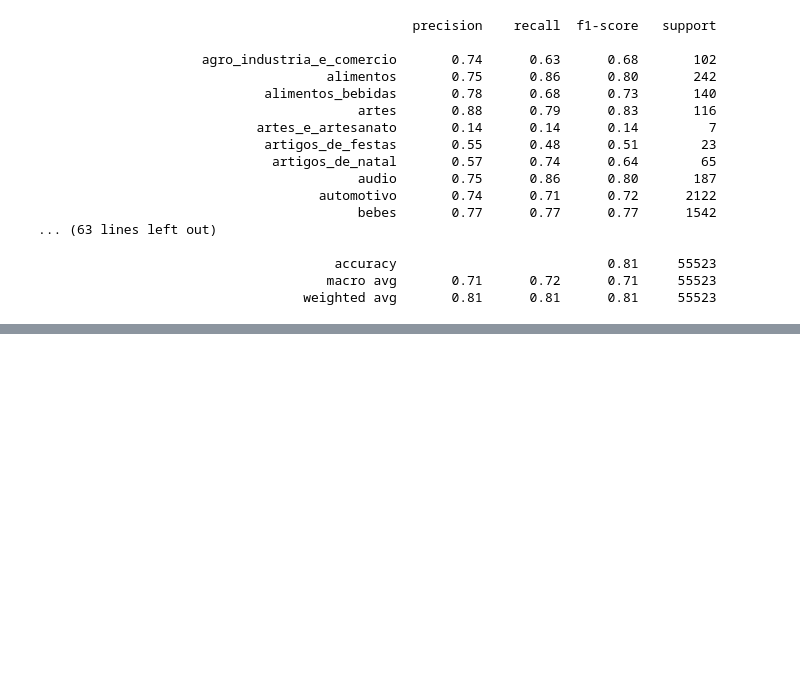
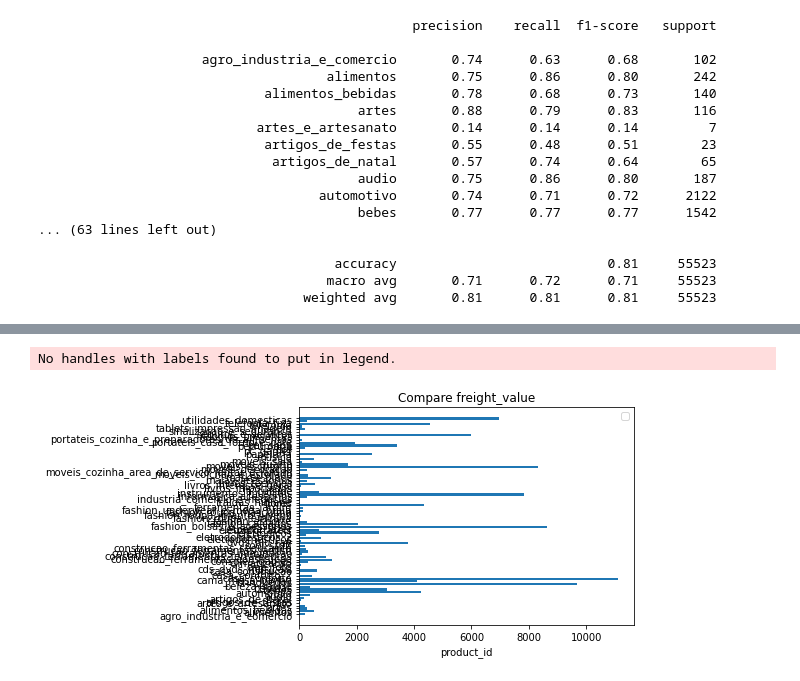
Before and after one commit to jittakorn-ch/DWDM21, a Jupyter notebook: Group_Project.ipynb, the cells around one changed output, grey strips where cells are left out. Saved outputs shown, nothing was run; the diff lists cells and outputs as text; code cells hidden in the pictures; blank space fills up the shorter version.

```diff
--- a/Group_Project.ipynb
+++ b/Group_Project.ipynb
@@ -268,8 +268,8 @@ size after drop = 111046
 we loss 1.4238792720816689 % of data
 # %%
 #ลบ mising ด้วยการ .dropna()
-data_droped = merged_ori_sellers_pro.dropna()
-data_droped
+data_dropped = merged_ori_sellers_pro.dropna()
+data_dropped
 # %% [output]
 |  | order_id | order_item_id | product_id | seller_id | shipping_limit_date | price | freight_value | ... |
 | 0 | 00010242fe8c5a6d1ba2dd792cb16214 | 1 | 4244733e06e7ecb4970a6e2683c13e61 | 48436dade18ac8b2bce089ec2a041202 | 2017-09-19 09:45:35 | 58.90 | 13.29 | ... |
@@ -856,0 +643,4 @@ No handles with labels found to put in legend.
+# %%
+#ใช้ข้อมูล product_category_name จัดกลุ่ม แล้วนับจำนวน
+category_count = data_dropped.groupby('product_category_name')[['product_id']].count().reset_index()
+category_count
@@ -856,0 +663,11 @@ No handles with labels found to put in legend.
+# %%
+#พล็อต Barchart ดูจำนวนที่ขายได้ของแต่ล่ะ category
+plt.barh(np.arange(len(category_count.iloc[:,1])), category_count.iloc[:,1])
+
+plt.xlabel('product_id')
+plt.title('Compare freight_value')
+plt.yticks(np.arange(len(category_count.iloc[:,0])), category_count.iloc[:,0])
+plt.legend();
+# %% [output]
+No handles with labels found to put in legend.
+[figure, added]
```
Also changed, not shown: parts of 94 cells of this notebook.
